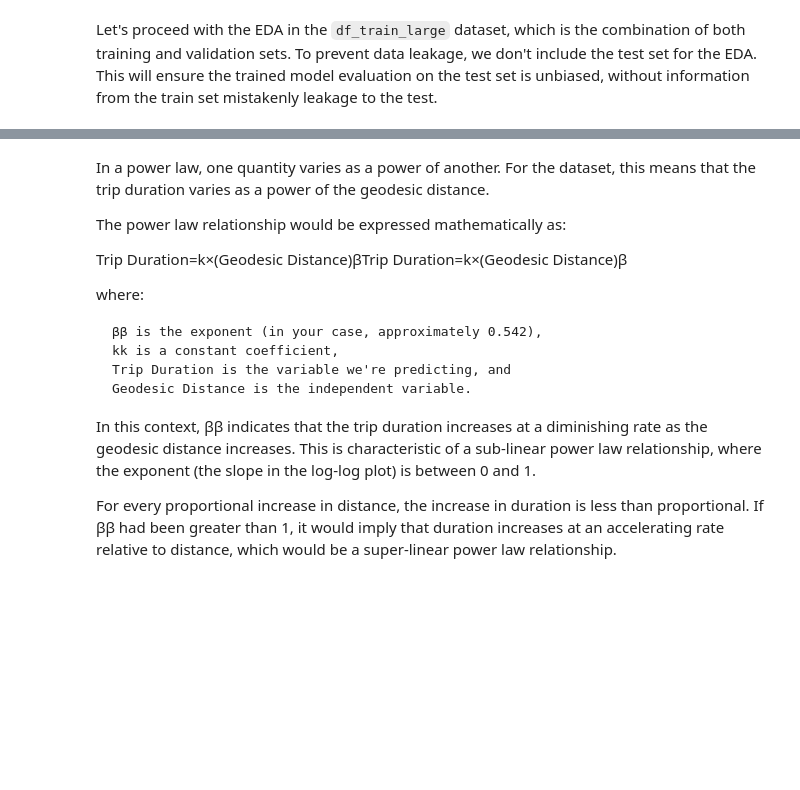
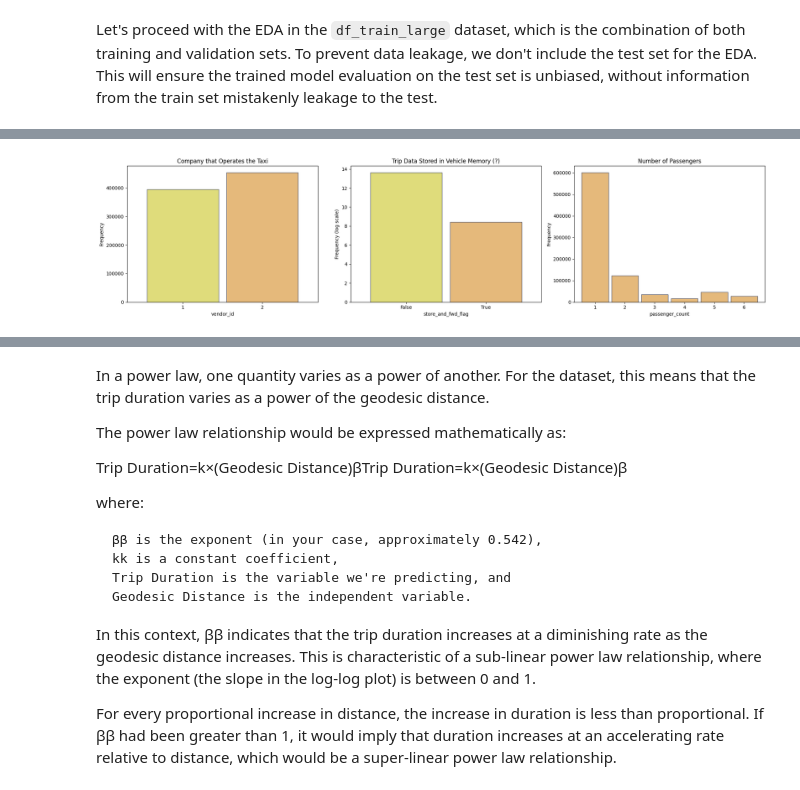
Before and after one commit to marcosbenicio/taxi-trip-regression, a Jupyter notebook: notebooks/taxi-trip-duration copy.ipynb, the cells around one changed output, grey strips where cells are left out. Cells and saved outputs as stored; diff of their text form; code cells hidden in the pictures; blank space fills up the shorter version.

```diff
--- a/notebooks/taxi-trip-duration copy.ipynb
+++ b/notebooks/taxi-trip-duration copy.ipynb
@@ -1160,0 +1232,32 @@ Let's proceed with the EDA in the `df_train_large` dataset, which is the combina
+# %%
+# Define the subplots
+fig, axes = plt.subplots(1, 3, figsize=(20, 5))  # 3 rows, 1 column
+
+# Plot for vendor_id
+vendor_id = df_train_large['vendor_id'].value_counts().sort_index()
+vendor_id.plot(kind='bar', width=0.9, color=[yellow, orange], edgecolor=grey, ax=axes[0])
+axes[0].set_title('Company that Operates the Taxi')
+axes[0].set_xlabel('vendor_id')
+axes[0].set_ylabel('Frequency')
+axes[0].tick_params(axis='x', rotation=0)
+
+# Plot for store_and_fwd_flag
+store_fwd_flag = df_train_large['store_and_fwd_flag'].value_counts().sort_index()
+np.log(store_fwd_flag).plot(kind='bar', width=0.9, color=[yellow, orange], edgecolor=grey, ax=axes[1])
+axes[1].set_title('Trip Data Stored in Vehicle Memory (?)')
+axes[1].set_xlabel('store_and_fwd_flag')
+axes[1].set_ylabel('Frequency (log scale)')
+axes[1].tick_params(axis='x', rotation=0)
+
+# Plot for passenger_counts
+passenger_counts = df_train_large['passenger_count'].value_counts().sort_index()
+passenger_counts.plot(kind='bar', width=0.9, color=[orange], edgecolor=grey, ax=axes[2])
+axes[2].set_title('Number of Passengers')
+axes[2].set_xlabel('passenger_count')
+axes[2].set_ylabel('Frequency')
+axes[2].tick_params(axis='x', rotation=0)
+
+plt.tight_layout()
+plt.show()
+# %% [output]
+[figure, added]
```
Also changed, not shown: parts of 18 cells of this notebook.
